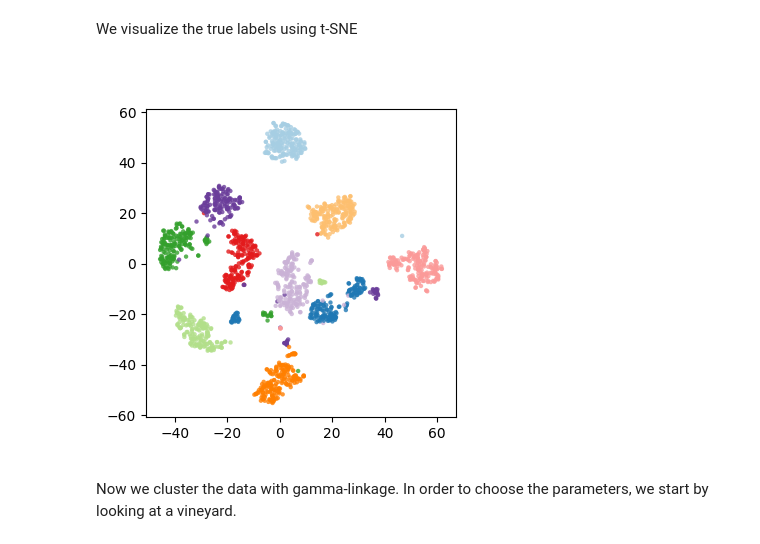
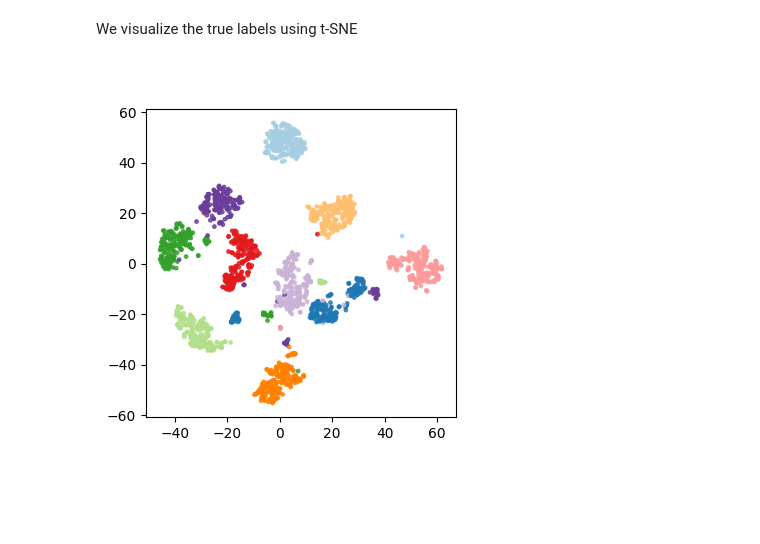
Before and after one commit to LuisScoccola/persistable, a Jupyter notebook: notebooks/example-digits.ipynb, the cells around one changed output. Saved outputs shown, nothing was run; the diff lists cells and outputs as text; code cells hidden in the pictures; blank space fills up the shorter version.

```diff
--- a/notebooks/example-digits.ipynb
+++ b/notebooks/example-digits.ipynb
@@ -17,12 +21,9 @@ We visualize the true labels using t-SNE
 # %%
 projection = TSNE(random_state=2, init="pca", learning_rate="auto").fit_transform(digits.data)
 
 plt.figure(figsize=(4,4))
-plt.scatter(projection.T[0], projection.T[1], s=10, linewidth=0, c=np.array(sns.color_palette("Paired", 10))[datasets.load_digits().target], alpha=0.8)
+plt.scatter(projection.T[0], projection.T[1], s=6, c=np.array(sns.color_palette("Paired", 10))[datasets.load_digits().target], alpha=0.8)
 plt.show()
 # %% [output]
-[figure, old version]
+[figure, new version]
-# %% [markdown]
-Now we cluster the data with gamma-linkage.
-In order to choose the parameters, we start by looking at a vineyard.
 # %%
```
Also changed, not shown: parts of 10 cells of this notebook, 4 other files.
